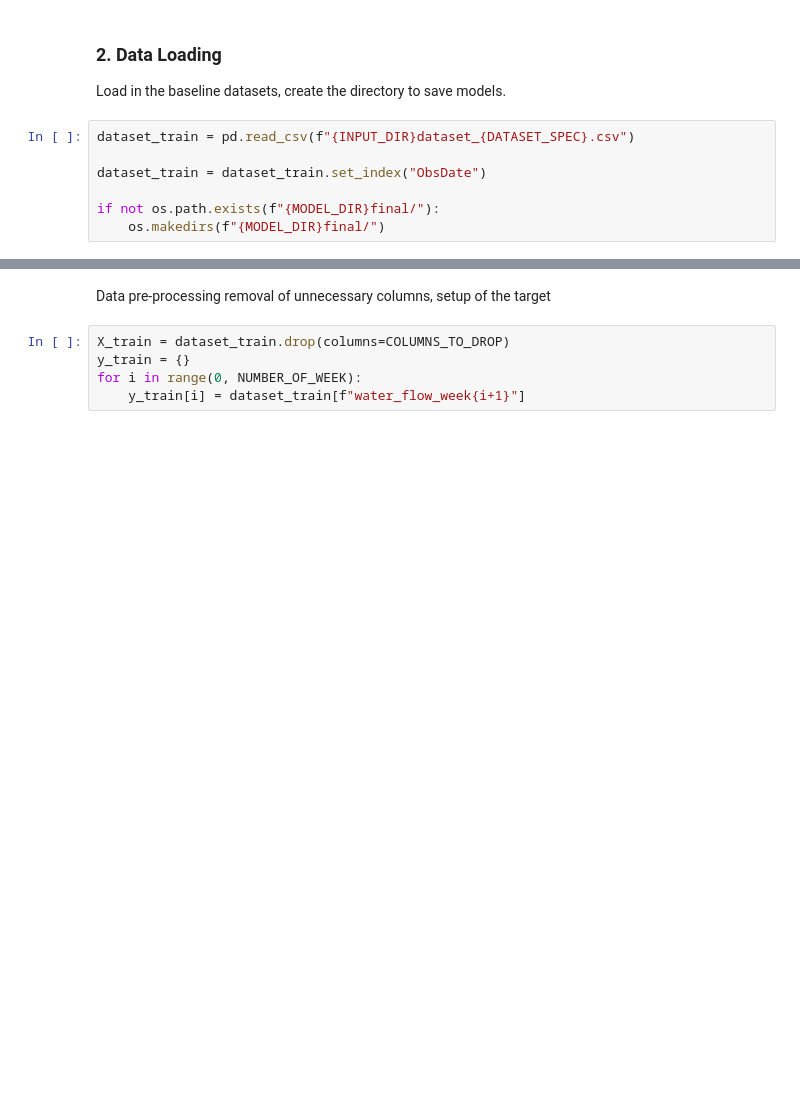
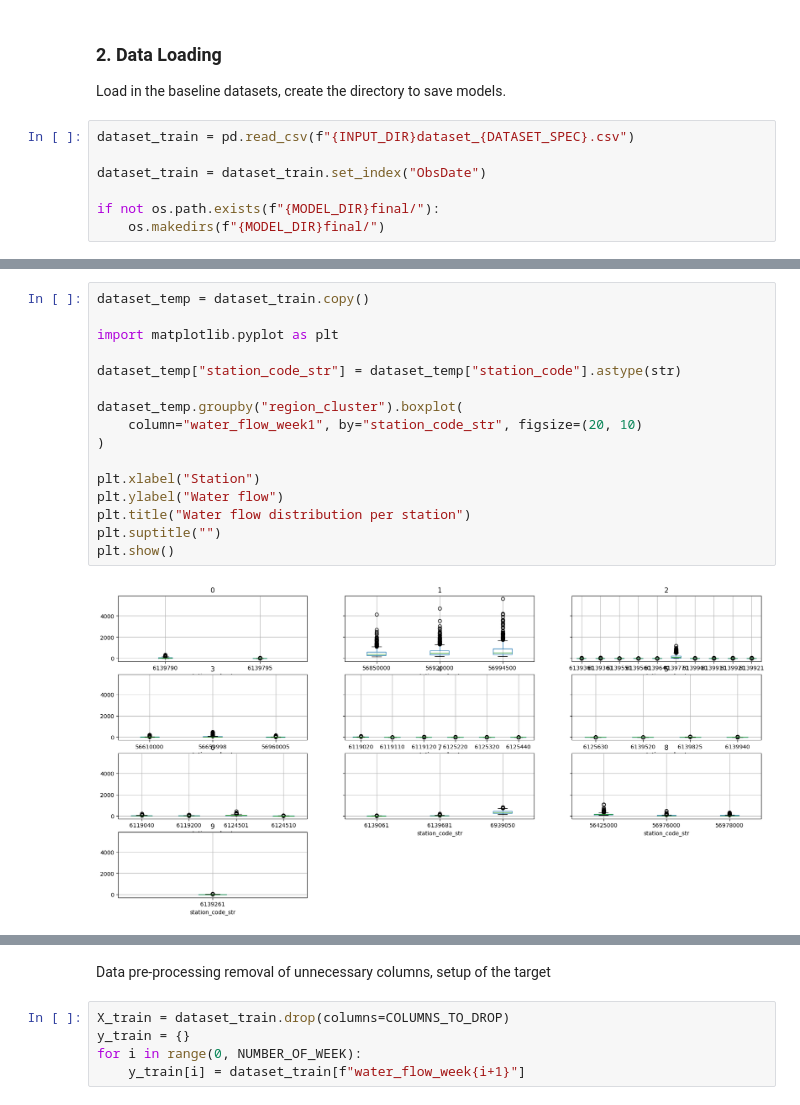
Before and after one commit to lucas066001/WaterScarcity.Hackathon, a Jupyter notebook: src/notebooks/01 Training and submission/01.2 - Antoine's Final Modelisation.ipynb, the cells around one changed output, grey strips where cells are left out. Saved outputs shown, nothing was run; the diff lists cells and outputs as text; blank space fills up the shorter version.

```diff
--- a/src/notebooks/01 Training and submission/01.2 - Antoine's Final Modelisation.ipynb
+++ b/src/notebooks/01 Training and submission/01.2 - Antoine's Final Modelisation.ipynb
@@ -112,0 +107,18 @@ Index(['station_code', 'water_flow_week1', 'latitude', 'longitude',
+# %%
+dataset_temp = dataset_train.copy()
+
+import matplotlib.pyplot as plt
+
+dataset_temp["station_code_str"] = dataset_temp["station_code"].astype(str)
+
+dataset_temp.groupby("region_cluster").boxplot(
+    column="water_flow_week1", by="station_code_str", figsize=(20, 10)
+)
+
+plt.xlabel("Station")
+plt.ylabel("Water flow")
+plt.title("Water flow distribution per station")
+plt.suptitle("")
+plt.show()
+# %% [output]
+[figure, added]
```
Also changed, not shown: parts of 50 cells of this notebook, 9 other files.
